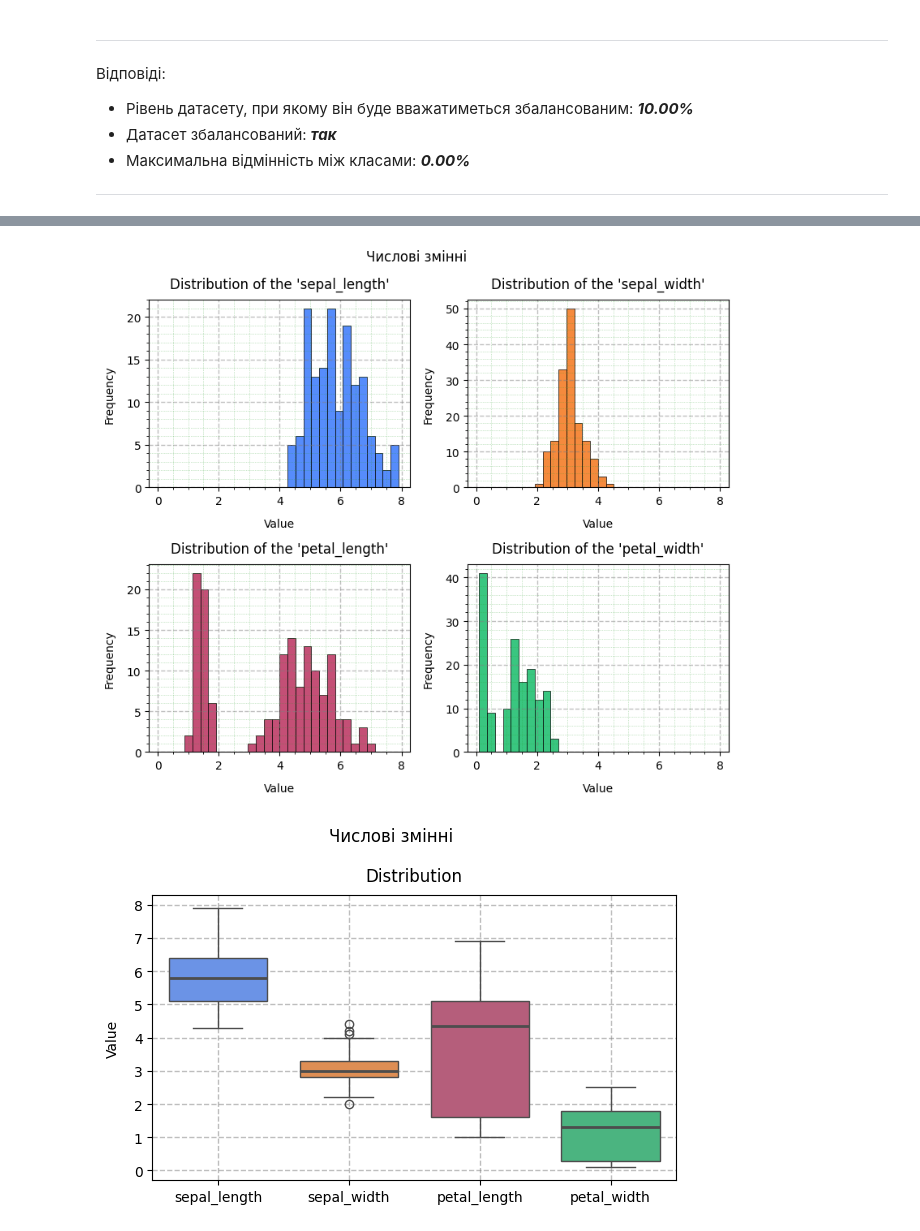
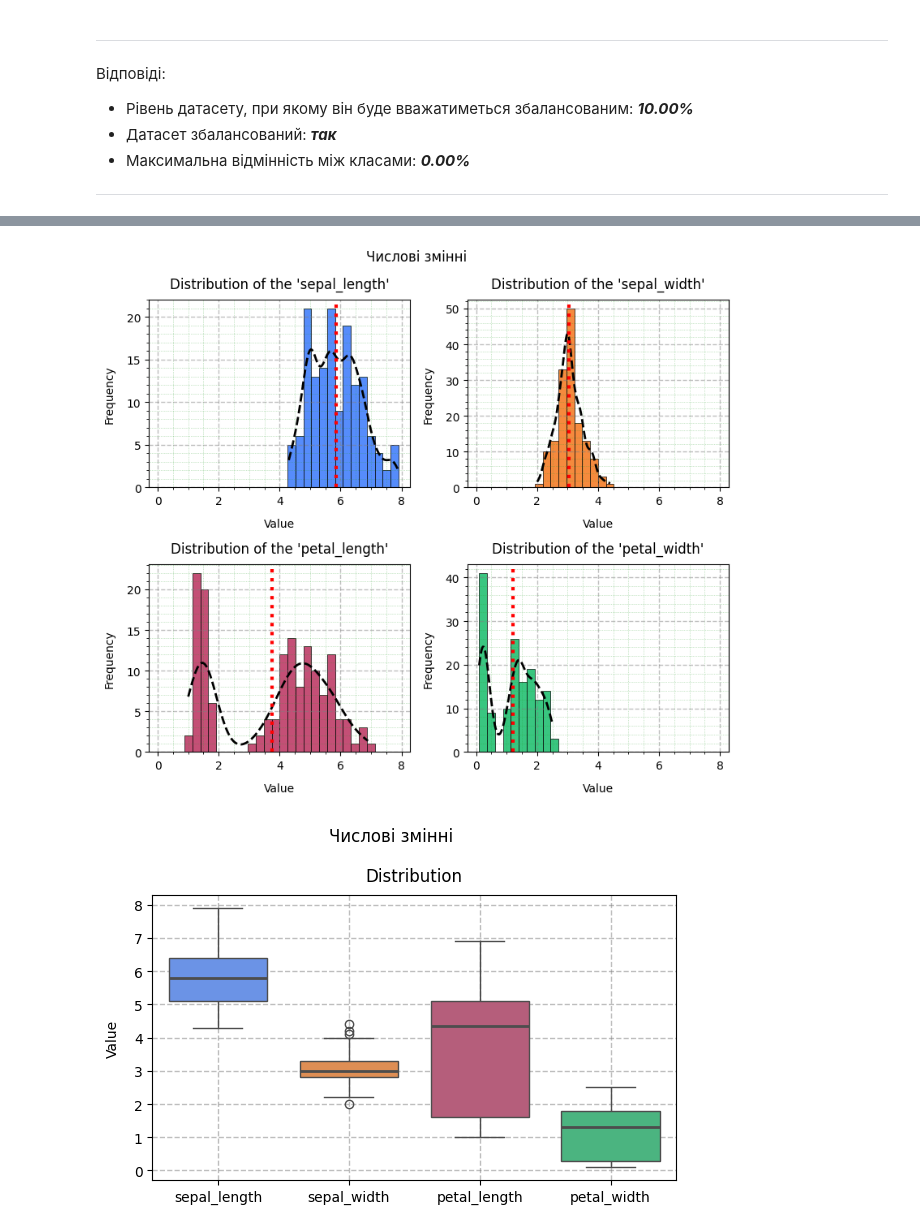
Before and after one commit to BogdanPinchuk/DataScience-PBY_HW9, a Jupyter notebook: Bohdan_Pinchuk_DS_HW9.ipynb, the cells around one changed output, grey strips where cells are left out. Cells and saved outputs as stored; diff of their text form; code cells hidden in the pictures.

```diff
--- a/Bohdan_Pinchuk_DS_HW9.ipynb
+++ b/Bohdan_Pinchuk_DS_HW9.ipynb
@@ -603,32 +611,39 @@ display(Markdown(f"""
 # %%
 # Graphic results - Histograms
 
 import matplotlib.pyplot as plt
 
 # Input data
+n_bins = 30
 n_columns = 2
-n_bins = 30
 
 # Solution
 axes = data_num_type_df.plot.hist(subplots=True, layout=(-1, n_columns), figsize=(8, 7),
                                   bins=n_bins, edgecolor="black", linewidth=0.5, sharex=False, sharey=False)
 
-for ax in axes.flatten():
+for i, ax in enumerate(axes.flatten()):
     legend_text = ax.get_legend().get_texts()[0].get_text()
+    bin_width = ax.patches[0].get_width()
+    counts = data_num_type_df[legend_text].count()
+    scale_coef = bin_width * counts
+    ax.plot(x_array[i], y_array[i] * scale_coef, color='black', linestyle='dashed', linewidth=2.0)
+
+    ax.axvline(float(mean_array[i]), linestyle=':', color='red', linewidth=3.0)
+
     ax.grid(axis='both', visible=True, which='major', ls='--', linewidth=1.0, color='tab:gray')
     ax.minorticks_on()
     ax.grid(axis='both', visible=True, which='minor', ls=':', linewidth=0.5, color='tab:green')
     ax.set_title(f"Distribution of the '{legend_text}'", pad=10, loc='center', color='black')
     ax.set_xlabel("Value", labelpad=10, loc='center', color='black')
     ax.set_ylabel("Frequency", labelpad=10, loc='center', color='black')
     ax.get_legend().set_visible(False)
 
 plt.suptitle("Числові змінні")
 
 plt.tight_layout()
 plt.show()
 # %% [output]
-[figure, old version]
+[figure, new version]
 # %%
 # Graphic results - Box Plot
 
```
Also changed, not shown: parts of 4 cells of this notebook.
